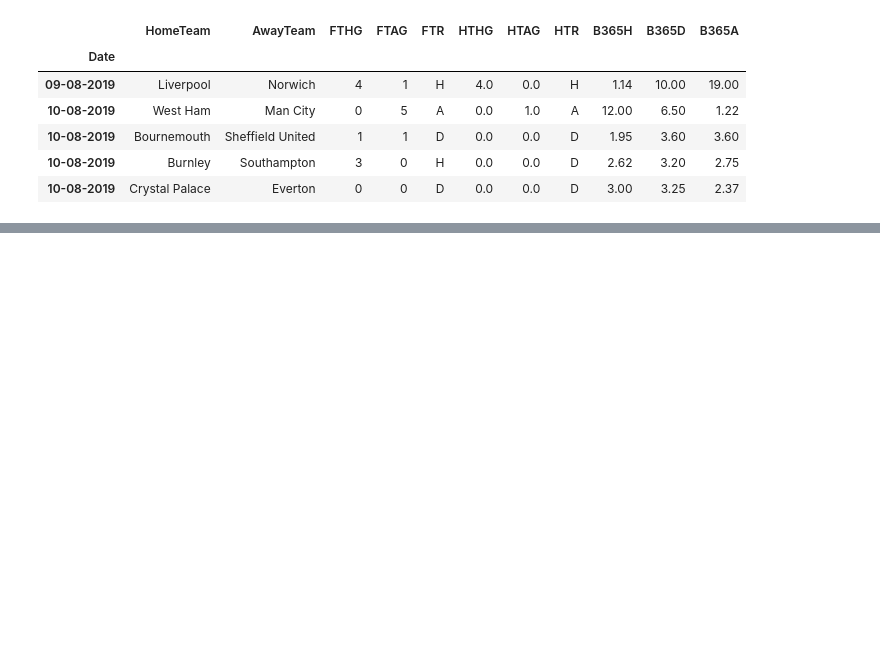
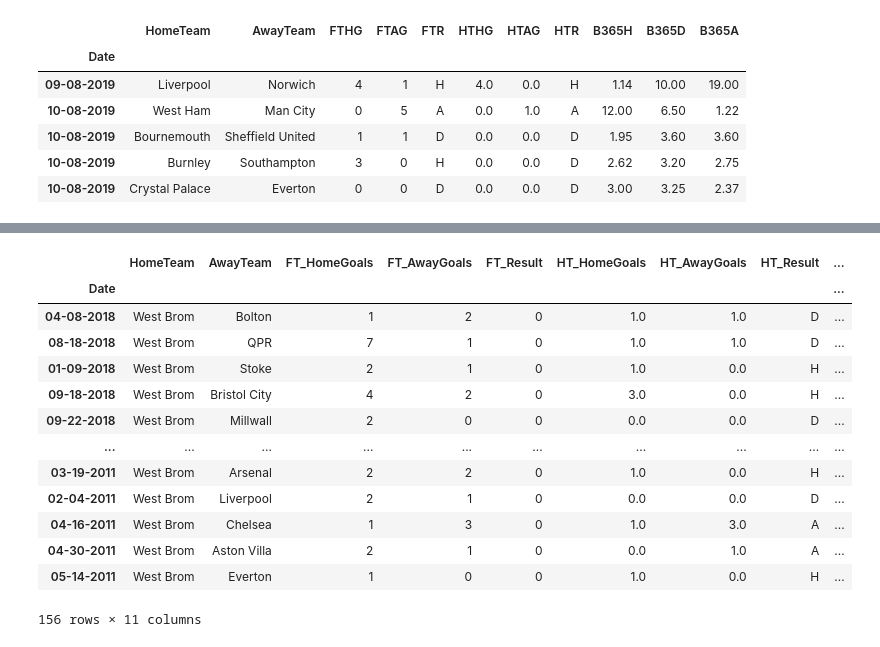
Before and after one commit to CHIUZXCV/Project-2, a Jupyter notebook: master.ipynb, the cells around one changed output, grey strips where cells are left out. Cells and saved outputs as stored; diff of their text form; code cells hidden in the pictures; blank space fills up the shorter version.

Commit message:
Updated with Team data frames

```diff
--- a/master.ipynb
+++ b/master.ipynb
@@ -119,0 +120,20 @@ combined_epl_df
+# %%
+#Create DataFrames for Each Team by HomeTeam
+everton_df = combined_epl_df.loc[combined_epl_df["HomeTeam"] == "Everton"]
+astonvilla_df = combined_epl_df.loc[combined_epl_df["HomeTeam"] == "Aston Villa"]
+leicester_df = combined_epl_df.loc[combined_epl_df["HomeTeam"] == "Leicester"]
+arsenal_df = combined_epl_df.loc[combined_epl_df["HomeTeam"] == "Arsenal"]
+liverpool_df = combined_epl_df.loc[combined_epl_df["HomeTeam"] == "Liverpool"]
+tottenham_df = combined_epl_df.loc[combined_epl_df["HomeTeam"] == "Tottenham"]
+chelsea_df = combined_epl_df.loc[combined_epl_df["HomeTeam"] == "Chelsea"]
+leeds_df = combined_epl_df.loc[combined_epl_df["HomeTeam"] == "Leeds"]
+newcastle_df = combined_epl_df.loc[combined_epl_df["HomeTeam"] == "Newcastle"]
+westham_df = combined_epl_df.loc[combined_epl_df["HomeTeam"] == "Westham"]
+southampton_df = combined_epl_df.loc[combined_epl_df["HomeTeam"] == "Southampton"]
+crystal_df = combined_epl_df.loc[combined_epl_df["HomeTeam"] == "Crystal Palace"]
+wolves_df = combined_epl_df.loc[combined_epl_df["HomeTeam"] == "Wolves"]
+mancity_df = combined_epl_df.loc[combined_epl_df["HomeTeam"] == "Man City"]
+brighton_df = combined_epl_df.loc[combined_epl_df["HomeTeam"] == "Brighton"]
+manutd_df = combined_epl_df.loc[combined_epl_df["HomeTeam"] == "Man United"]
+wetsbrom_df = combined_epl_df.loc[combined_epl_df["HomeTeam"] == "West Brom"]
+burnley_df = combined_epl_df.loc[combined_epl_df["HomeTeam"] == "Burnley"]
@@ -119,0 +142,17 @@ combined_epl_df
+# %%
+wetsbrom_df
+# %% [output]
+|  | HomeTeam | AwayTeam | FT_HomeGoals | FT_AwayGoals | FT_Result | HT_HomeGoals | HT_AwayGoals | HT_Result | ... |
+| Date |  |  |  |  |  |  |  |  | ... |
+| 04-08-2018 | West Brom | Bolton | 1 | 2 | 0 | 1.0 | 1.0 | D | ... |
+| 08-18-2018 | West Brom | QPR | 7 | 1 | 0 | 1.0 | 1.0 | D | ... |
+| 01-09-2018 | West Brom | Stoke | 2 | 1 | 0 | 1.0 | 0.0 | H | ... |
+| 09-18-2018 | West Brom | Bristol City | 4 | 2 | 0 | 3.0 | 0.0 | H | ... |
+| 09-22-2018 | West Brom | Millwall | 2 | 0 | 0 | 0.0 | 0.0 | D | ... |
+| ... | ... | ... | ... | ... | ... | ... | ... | ... | ... |
+| 03-19-2011 | West Brom | Arsenal | 2 | 2 | 0 | 1.0 | 0.0 | H | ... |
+| 02-04-2011 | West Brom | Liverpool | 2 | 1 | 0 | 0.0 | 0.0 | D | ... |
+| 04-16-2011 | West Brom | Chelsea | 1 | 3 | 0 | 1.0 | 3.0 | A | ... |
+| 04-30-2011 | West Brom | Aston Villa | 2 | 1 | 0 | 0.0 | 1.0 | A | ... |
+| 05-14-2011 | West Brom | Everton | 1 | 0 | 0 | 1.0 | 0.0 | H | ... |
+156 rows × 11 columns
```
Also changed, not shown: parts of 4 cells of this notebook, 8 other files.
